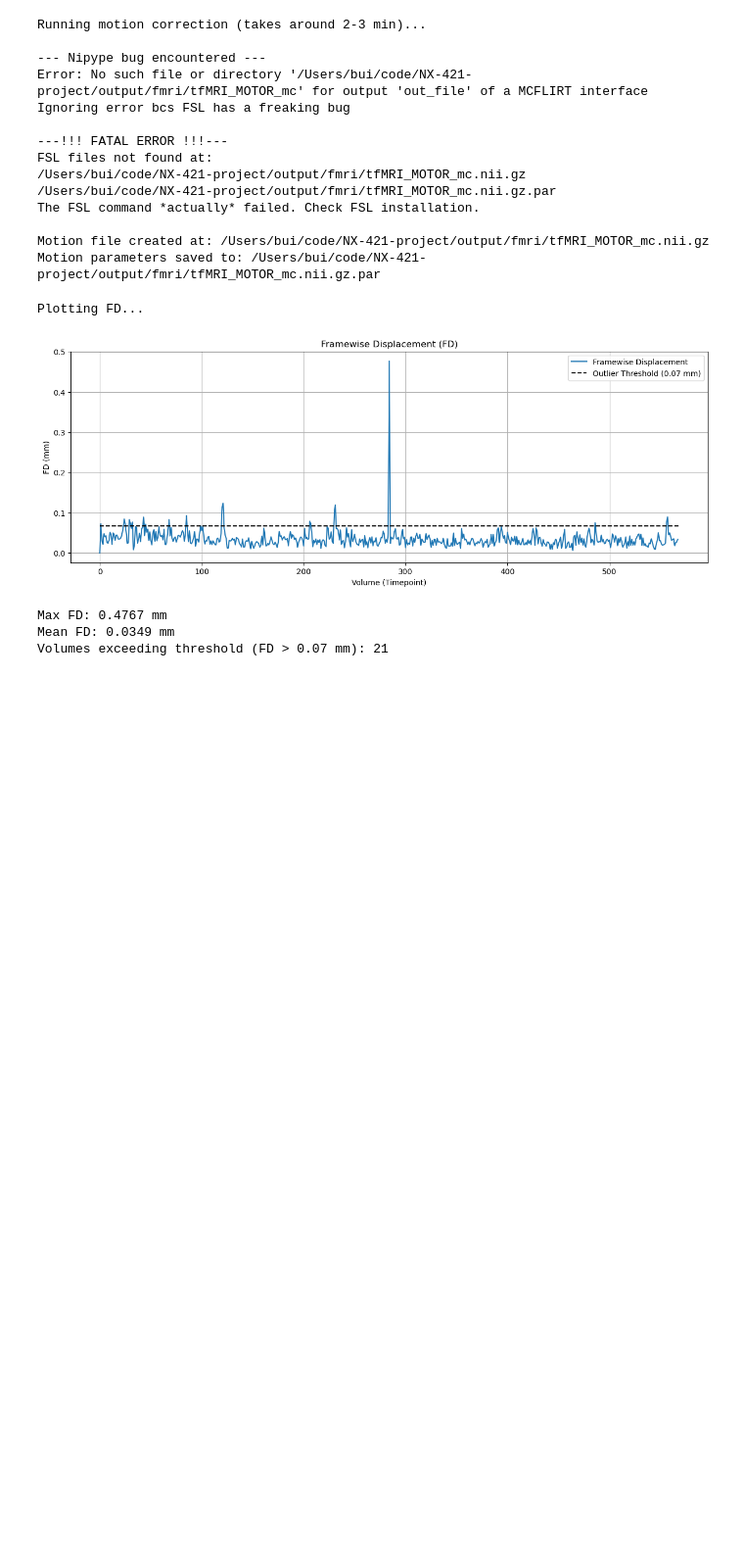
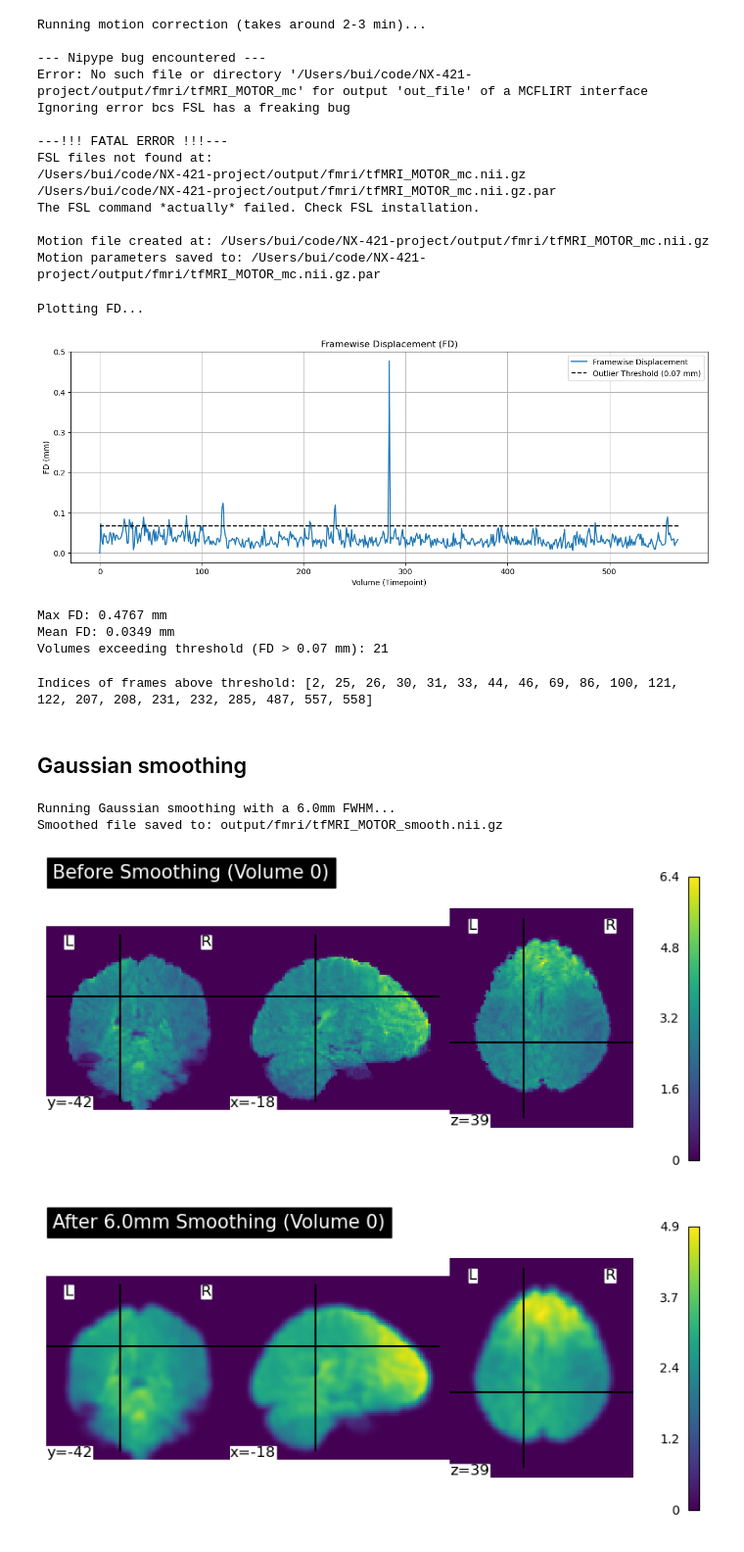
Before and after one commit to spbui00/NX-421-project, a Jupyter notebook: main.ipynb, the cells around one changed output. Shown at 98% size. Saved outputs shown, nothing was run; the diff lists cells and outputs as text; code cells hidden in the pictures; blank space fills up the shorter version.

Commit message:
smoothing

```diff
--- a/main.ipynb
+++ b/main.ipynb
@@ -454,3 +453,46 @@ Plotting FD...
 Max FD: 0.4767 mm
 Mean FD: 0.0349 mm
 Volumes exceeding threshold (FD > 0.07 mm): 21
+# %%
+print(f"Indices of frames above threshold: {(np.where(fd > threshold)[0] + 1).tolist()}")
+# %% [output]
+Indices of frames above threshold: [2, 25, 26, 30, 31, 33, 44, 46, 69, 86, 100, 121, 122, 207, 208, 231, 232, 285, 487, 557, 558]
+# %% [markdown]
+## Gaussian smoothing
+# %%
+mc_file = os.path.join(fmri_output_dir, 'tfMRI_MOTOR_mc.nii.gz')
+smooth_file = os.path.join(fmri_output_dir, 'tfMRI_MOTOR_smooth.nii.gz')
+mc_img = image.load_img(mc_file)
+cut_coords = (-18, -42, 39)
+
+vol_0_before = image.index_img(mc_img, 0)
+plotting.plot_img(vol_0_before,
+                  title="Before Smoothing (Volume 0)",
+                  cut_coords=cut_coords,
+                  display_mode='ortho',
+                  colorbar=True,
+                  annotate=True,
+                  draw_cross=True)
+
+fwhm = 6.0
+print(f"\nRunning Gaussian smoothing with a {fwhm}mm FWHM...")
+
+smooth_img = image.smooth_img(mc_img, fwhm=fwhm)
+smooth_img.to_filename(smooth_file)
+print(f"Smoothed file saved to: {smooth_file}")
+
+vol_0_after = image.index_img(smooth_img, 0)
+plotting.plot_img(vol_0_after,
+                  title=f"After {fwhm}mm Smoothing (Volume 0)",
+                  cut_coords=cut_coords,
+                  display_mode='ortho',
+                  colorbar=True,
+                  annotate=True,
+                  draw_cross=True)
+
+plotting.show()
+# %% [output]
+Running Gaussian smoothing with a 6.0mm FWHM...
+Smoothed file saved to: output/fmri/tfMRI_MOTOR_smooth.nii.gz
+[figure, added]
+[figure, added]
```
Also changed, not shown: parts of 4 cells of this notebook.
